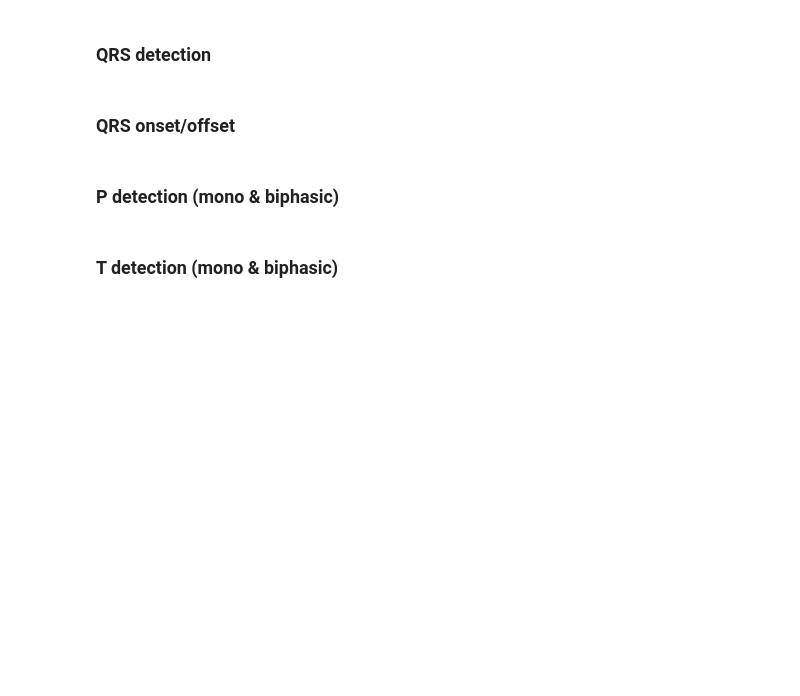
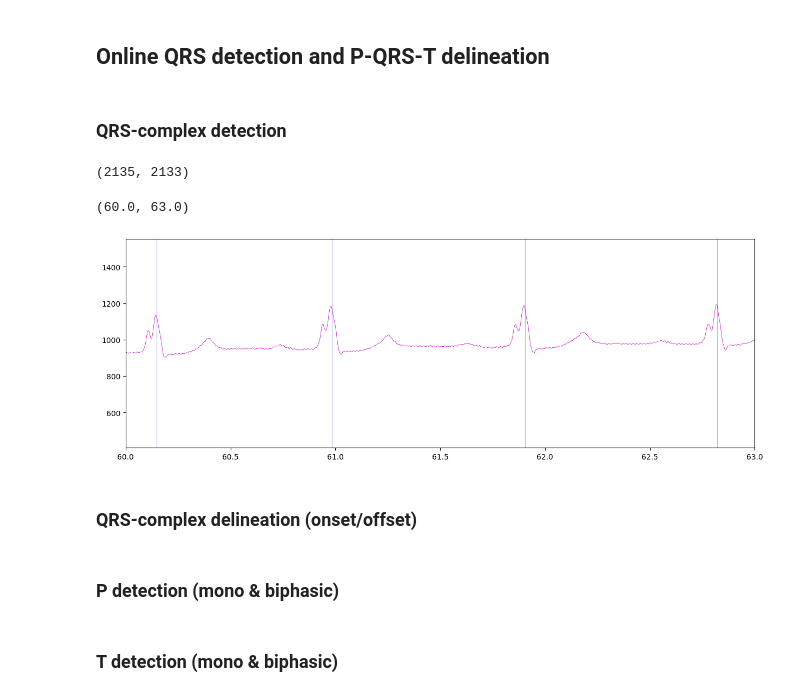
Before and after one commit to g-sacco/BSP-project, a Jupyter notebook: src/main.ipynb, the cells around one changed output. Cells and saved outputs as stored; diff of their text form; code cells hidden in the pictures; blank space fills up the shorter version.

Commit message:
QRS detection completed

```diff
--- a/src/main.ipynb
+++ b/src/main.ipynb
@@ -31,2 +169,4 @@ plot_ecg_interactive(ecg, fs, annotations=annotations, time_range=(0, 10))
+# %% [markdown]
+## Online QRS detection and P-QRS-T delineation
 # %% [markdown]
-###  QRS detection
+###  QRS-complex detection
@@ -33,5 +267,22 @@ plot_ecg_interactive(ecg, fs, annotations=annotations, time_range=(0, 10))
+# %%
+len(qrs_postitions), len(annotations.sample)
+# %% [output]
+(2135, 2133)
+# %%
+# Create time array
+time = np.arange(len(ecg)) / fs
+
+# Plot ECG signal
+fig, ax = plt.subplots(figsize=(15, 5))
+ax.plot(time, ecg, 'm-', linewidth=0.5, label='ECG')
+for t in qrs_postitions:
+    ax.axvline(t/fs, color='blue', alpha=0.3, linewidth=0.8)
+ax.set_xlim(60, 63)
+# %% [output]
+(60.0, 63.0)
+[figure, added]
 # %% [markdown]
-###  QRS onset/offset
+###  QRS-complex delineation (onset/offset)
 # %% [markdown]
 
 ### P detection (mono & biphasic)
```
Also changed, not shown: parts of 13 cells of this notebook, 2 other files.
